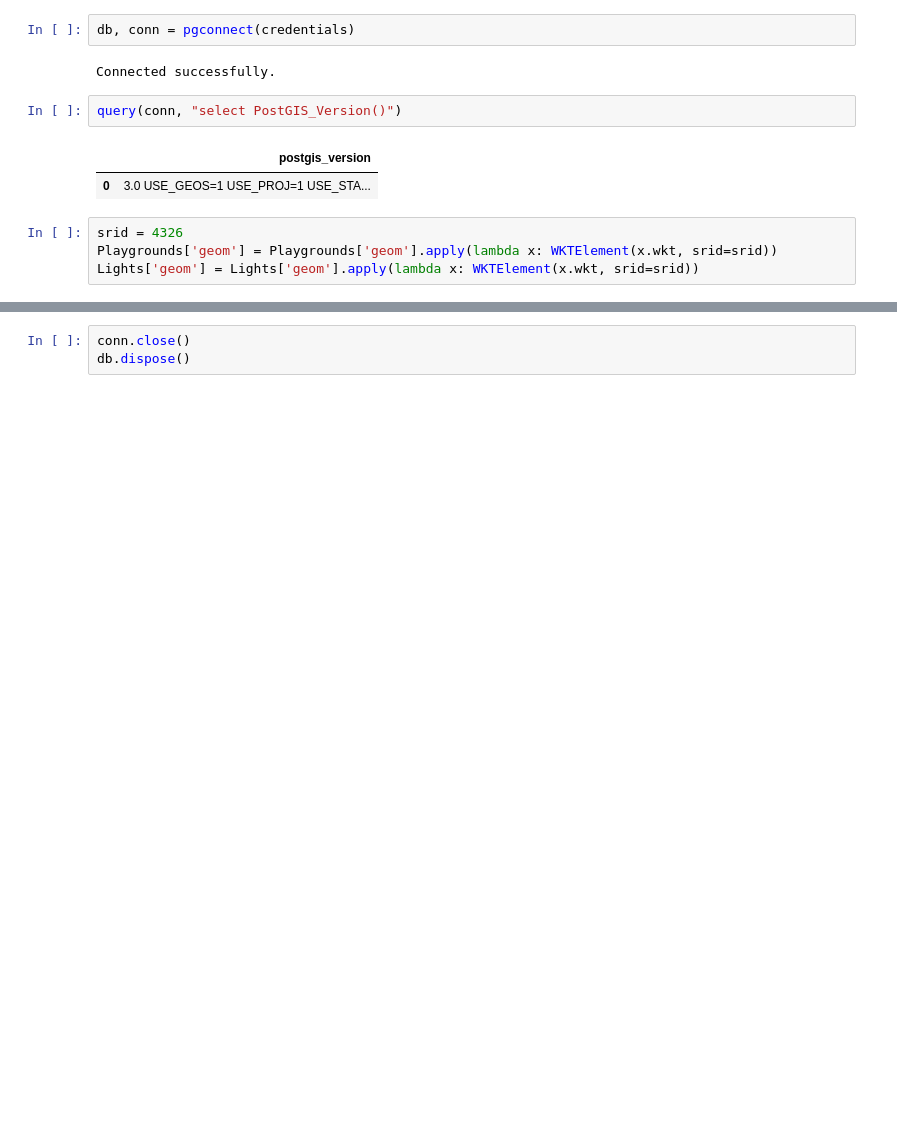
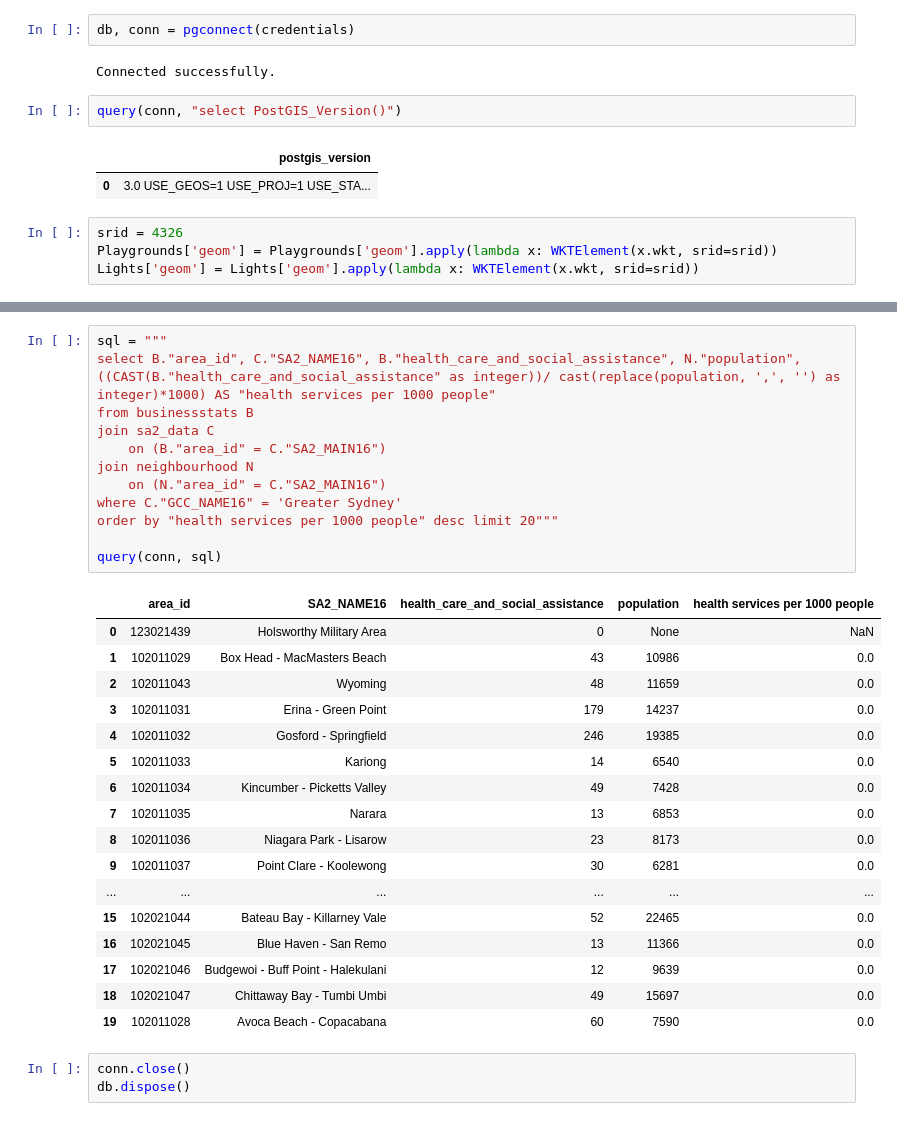
Before and after one commit to PratulSR/Sydney-Liveability-Analysis, a Jupyter notebook: Demo Notebook.ipynb, the cells around one changed output, grey strips where cells are left out. Saved outputs shown, nothing was run; the diff lists cells and outputs as text; blank space fills up the shorter version.

```diff
--- a/Demo Notebook.ipynb
+++ b/Demo Notebook.ipynb
@@ -463,3 +551,33 @@ CREATE TABLE Lights (
+# %%
+sql = """
+select B."area_id", C."SA2_NAME16", B."health_care_and_social_assistance", N."population", ((CAST(B."health_care_and_social_assistance" as integer))/ cast(replace(population, ',', '') as integer)*1000) AS "health services per 1000 people"
+from businessstats B
+join sa2_data C
+    on (B."area_id" = C."SA2_MAIN16")
+join neighbourhood N
+    on (N."area_id" = C."SA2_MAIN16")
+where C."GCC_NAME16" = 'Greater Sydney'
+order by "health services per 1000 people" desc limit 20"""
+
+query(conn, sql)
+# %% [output]
+|  | area_id | SA2_NAME16 | health_care_and_social_assistance | population | health services per 1000 people |
+| 0 | 123021439 | Holsworthy Military Area | 0 | None | NaN |
+| 1 | 102011029 | Box Head - MacMasters Beach | 43 | 10986 | 0.0 |
+| 2 | 102011043 | Wyoming | 48 | 11659 | 0.0 |
+| 3 | 102011031 | Erina - Green Point | 179 | 14237 | 0.0 |
+| 4 | 102011032 | Gosford - Springfield | 246 | 19385 | 0.0 |
+| 5 | 102011033 | Kariong | 14 | 6540 | 0.0 |
+| 6 | 102011034 | Kincumber - Picketts Valley | 49 | 7428 | 0.0 |
+| 7 | 102011035 | Narara | 13 | 6853 | 0.0 |
+| 8 | 102011036 | Niagara Park - Lisarow | 23 | 8173 | 0.0 |
+| 9 | 102011037 | Point Clare - Koolewong | 30 | 6281 | 0.0 |
+| ... | ... | ... | ... | ... | ... |
+| 15 | 102021044 | Bateau Bay - Killarney Vale | 52 | 22465 | 0.0 |
+| 16 | 102021045 | Blue Haven - San Remo | 13 | 11366 | 0.0 |
+| 17 | 102021046 | Budgewoi - Buff Point - Halekulani | 12 | 9639 | 0.0 |
+| 18 | 102021047 | Chittaway Bay - Tumbi Umbi | 49 | 15697 | 0.0 |
+| 19 | 102011028 | Avoca Beach - Copacabana | 60 | 7590 | 0.0 |
 # %%
 conn.close()
 db.dispose()
```
Also changed, not shown: parts of 31 cells of this notebook.
